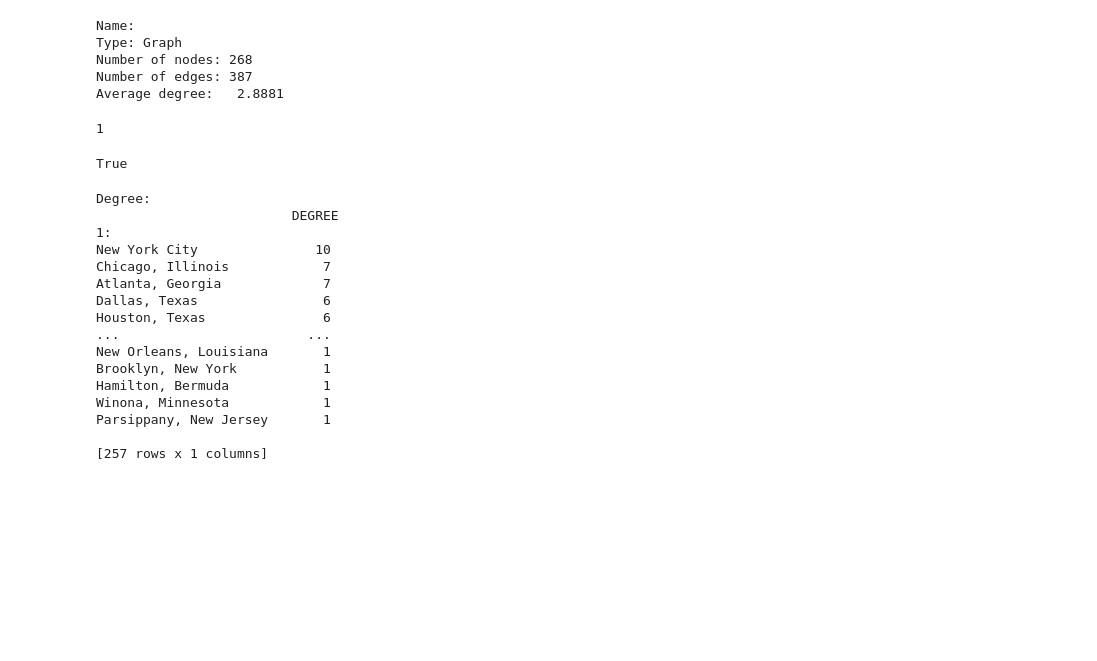
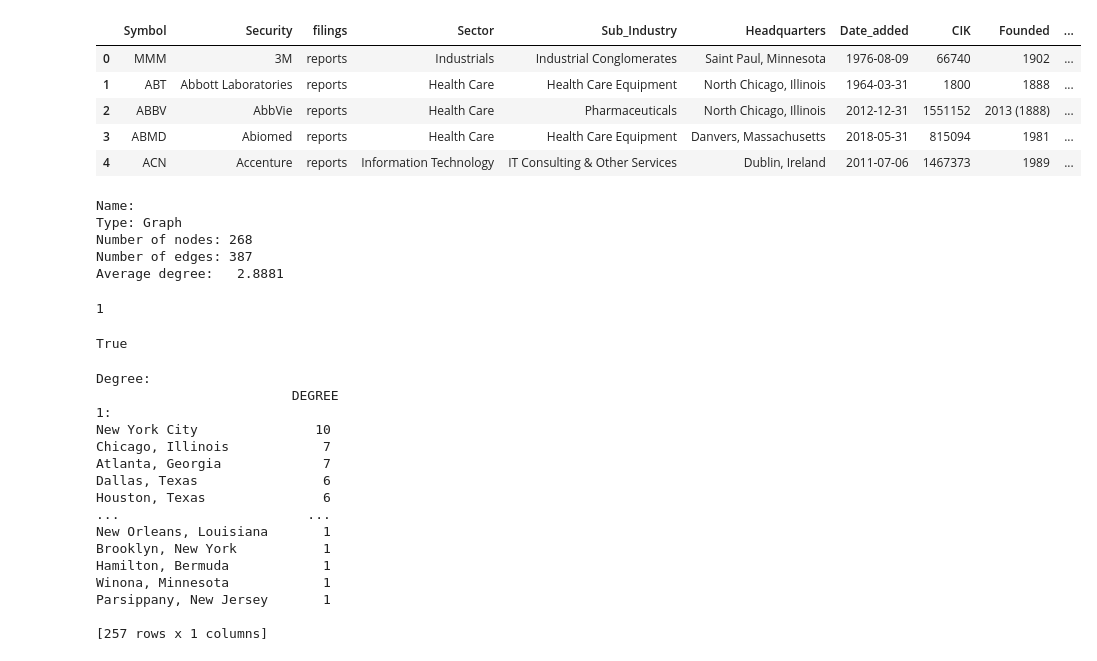
Before and after one commit to akarimhammoud/DATA-620, a Jupyter notebook: Week_6_final project/SP500.ipynb, the cells around one changed output. Saved outputs shown, nothing was run; the diff lists cells and outputs as text; code cells hidden in the pictures; blank space fills up the shorter version.

```diff
--- a/Week_6_final project/SP500.ipynb
+++ b/Week_6_final project/SP500.ipynb
@@ -53,3 +70,17 @@ df.head()
+# %%
+# Merge both datasets
+df = pd.merge(wiki,
+                      weights,
+                      on ='Symbol',
+                      how ='inner')
+df.head()
+# %% [output]
+|  | Symbol | Security | filings | Sector | Sub_Industry | Headquarters | Date_added | CIK | Founded | ... |
+| 0 | MMM | 3M | reports | Industrials | Industrial Conglomerates | Saint Paul, Minnesota | 1976-08-09 | 66740 | 1902 | ... |
+| 1 | ABT | Abbott Laboratories | reports | Health Care | Health Care Equipment | North Chicago, Illinois | 1964-03-31 | 1800 | 1888 | ... |
+| 2 | ABBV | AbbVie | reports | Health Care | Pharmaceuticals | North Chicago, Illinois | 2012-12-31 | 1551152 | 2013 (1888) | ... |
+| 3 | ABMD | Abiomed | reports | Health Care | Health Care Equipment | Danvers, Massachusetts | 2018-05-31 | 815094 | 1981 | ... |
+| 4 | ACN | Accenture | reports | Information Technology | IT Consulting & Other Services | Dublin, Ireland | 2011-07-06 | 1467373 | 1989 | ... |
 # %%
 #Network nodes
 G = nx.Graph()
```
Also changed, not shown: parts of 9 cells of this notebook.
